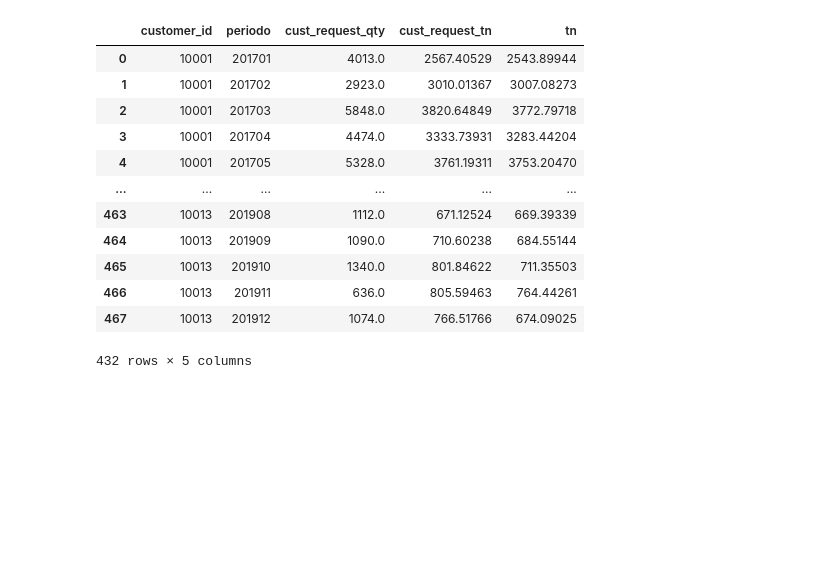
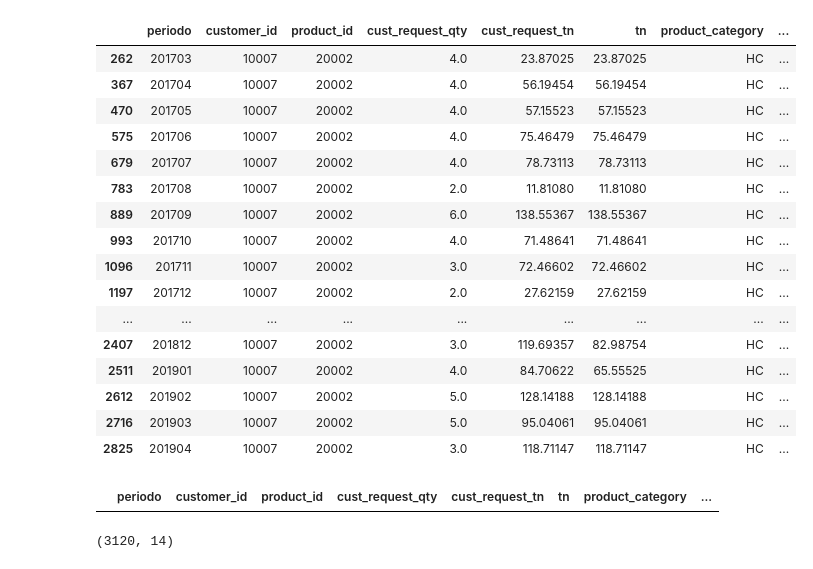
Before and after one commit to geropellicer/labo3-2023-ba, a Jupyter notebook: LSTM/lstm5_clientes.ipynb, the cells around one changed output. Drawn from its saved outputs; the diff is of its cells as text; code cells hidden in the pictures; blank space fills up the shorter version.

```diff
--- a/LSTM/lstm5_clientes.ipynb
+++ b/LSTM/lstm5_clientes.ipynb
@@ -103,0 +119,4 @@ df = filter_clientes_importantes(df)
+# %%
+# drop rows with NA in lag_tn
+df = df.dropna(subset=["lag_tn"])
+df
@@ -104,16 +137,30 @@ df = filter_clientes_importantes(df)
+# %%
+customer_data = df[(df["customer_id"] == 10007) & (df["product_id"] == 20002)]
+customer_data
+# %% [output]
+|  | periodo | customer_id | product_id | cust_request_qty | cust_request_tn | tn | product_category | ... |
+| 262 | 201703 | 10007 | 20002 | 4.0 | 23.87025 | 23.87025 | HC | ... |
+| 367 | 201704 | 10007 | 20002 | 4.0 | 56.19454 | 56.19454 | HC | ... |
+| 470 | 201705 | 10007 | 20002 | 4.0 | 57.15523 | 57.15523 | HC | ... |
+| 575 | 201706 | 10007 | 20002 | 4.0 | 75.46479 | 75.46479 | HC | ... |
+| 679 | 201707 | 10007 | 20002 | 4.0 | 78.73113 | 78.73113 | HC | ... |
+| 783 | 201708 | 10007 | 20002 | 2.0 | 11.81080 | 11.81080 | HC | ... |
+| 889 | 201709 | 10007 | 20002 | 6.0 | 138.55367 | 138.55367 | HC | ... |
+| 993 | 201710 | 10007 | 20002 | 4.0 | 71.48641 | 71.48641 | HC | ... |
+| 1096 | 201711 | 10007 | 20002 | 3.0 | 72.46602 | 72.46602 | HC | ... |
+| 1197 | 201712 | 10007 | 20002 | 2.0 | 27.62159 | 27.62159 | HC | ... |
+| ... | ... | ... | ... | ... | ... | ... | ... | ... |
+| 2407 | 201812 | 10007 | 20002 | 3.0 | 119.69357 | 82.98754 | HC | ... |
+| 2511 | 201901 | 10007 | 20002 | 4.0 | 84.70622 | 65.55525 | HC | ... |
+| 2612 | 201902 | 10007 | 20002 | 5.0 | 128.14188 | 128.14188 | HC | ... |
+| 2716 | 201903 | 10007 | 20002 | 5.0 | 95.04061 | 95.04061 | HC | ... |
+| 2825 | 201904 | 10007 | 20002 | 3.0 | 118.71147 | 118.71147 | HC | ... |
+# %%
+# Show rows with NA in any column
+df[df.isna().any(axis=1)]
+# %% [output]
+|  | periodo | customer_id | product_id | cust_request_qty | cust_request_tn | tn | product_category | ... |
 # %%
-df
+df.shape
 # %% [output]
-|  | customer_id | periodo | cust_request_qty | cust_request_tn | tn |
-| 0 | 10001 | 201701 | 4013.0 | 2567.40529 | 2543.89944 |
-| 1 | 10001 | 201702 | 2923.0 | 3010.01367 | 3007.08273 |
-| 2 | 10001 | 201703 | 5848.0 | 3820.64849 | 3772.79718 |
-| 3 | 10001 | 201704 | 4474.0 | 3333.73931 | 3283.44204 |
-| 4 | 10001 | 201705 | 5328.0 | 3761.19311 | 3753.20470 |
-| ... | ... | ... | ... | ... | ... |
-| 463 | 10013 | 201908 | 1112.0 | 671.12524 | 669.39339 |
-| 464 | 10013 | 201909 | 1090.0 | 710.60238 | 684.55144 |
-| 465 | 10013 | 201910 | 1340.0 | 801.84622 | 711.35503 |
-| 466 | 10013 | 201911 | 636.0 | 805.59463 | 764.44261 |
-| 467 | 10013 | 201912 | 1074.0 | 766.51766 | 674.09025 |
-432 rows × 5 columns
+(3120, 14)
```
Also changed, not shown: parts of 14 cells of this notebook, 20 other files.
